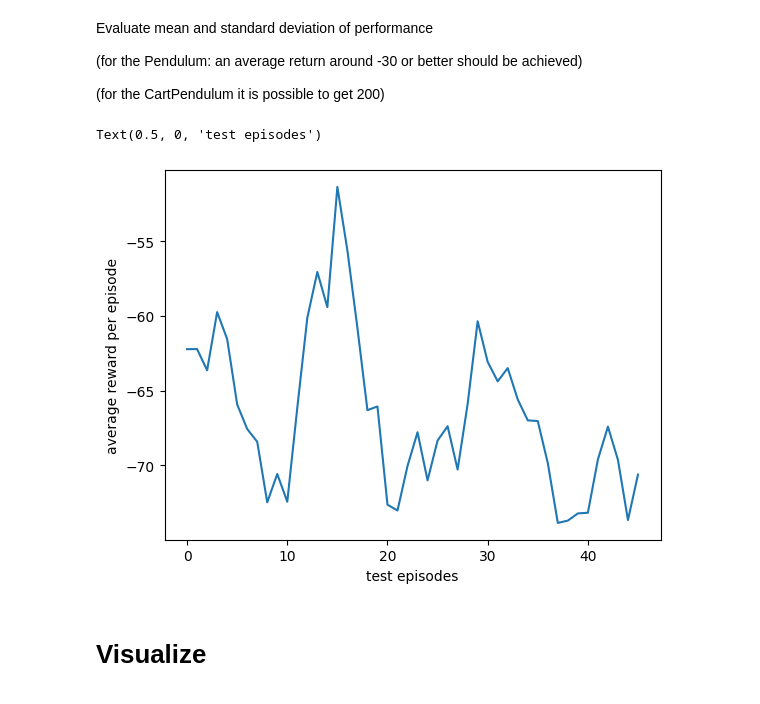
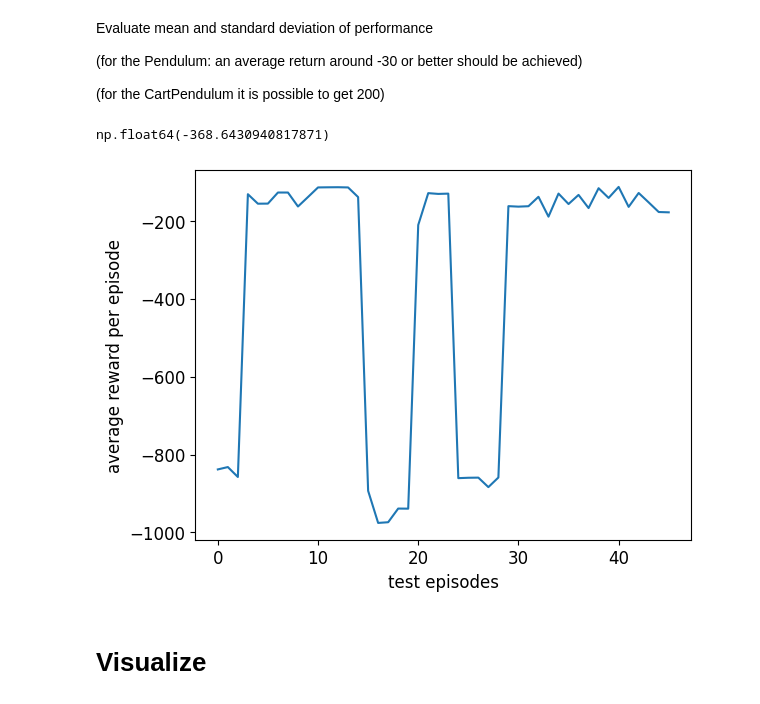
Before and after one commit to SahitiC/RL_course, a Jupyter notebook: Homework7/7_gym-DQN/Gym-DQN.ipynb, the cells around one changed output. Saved outputs shown, nothing was run; the diff lists cells and outputs as text; code cells hidden in the pictures.

```diff
--- a/Homework7/7_gym-DQN/Gym-DQN.ipynb
+++ b/Homework7/7_gym-DQN/Gym-DQN.ipynb
@@ -50,9 +50,11 @@ Complete the implemenation of DQN with a main Q-network and a target Q-network
 class QFunction(Feedforward):
     def __init__(self, observation_dim, action_dim,
                  hidden_sizes=[100,100], learning_rate = 0.0002):
+
         super().__init__(input_size=observation_dim,
                          hidden_sizes=hidden_sizes,
                          output_size=action_dim)
+
         self.optimizer=torch.optim.Adam(self.parameters(),
                                         lr=learning_rate,
                                         eps=0.000001)
@@ -78,7 +80,7 @@ class QFunction(Feedforward):
         # Hint: use the torch.gather function select the right outputs
         # Complete this
         output = self.forward(torch.from_numpy(observations).float())
-        Q_pred = torch.gather(output, 0, torch.from_numpy(actions).long())
+        Q_pred = torch.gather(output, 1, torch.from_numpy(actions))
         return Q_pred
 
     def maxQ(self, observations):
@@ -309,13 +311,14 @@ Evaluate mean and standard deviation of performance
 (for the CartPendulum it is possible to get 200)
 # %%
 test_stats_np = np.asarray(test_stats) # reward
-running_mean_test_stats = running_mean(test_stats_np[:, 1]/50, 5)
+running_mean_test_stats = running_mean(test_stats_np[:, 1], 5)
 plt.plot(running_mean_test_stats)
 plt.ylabel('average reward per episode')
 plt.xlabel('test episodes')
+np.mean(test_stats_np[:,1])
 # %% [output]
-Text(0.5, 0, 'test episodes')
+np.float64(-368.6430940817871)
-[figure, old version]
+[figure, new version]
 # %% [markdown]
 # Visualize
 # %% [markdown]
```
Also changed, not shown: parts of 5 cells of this notebook.
